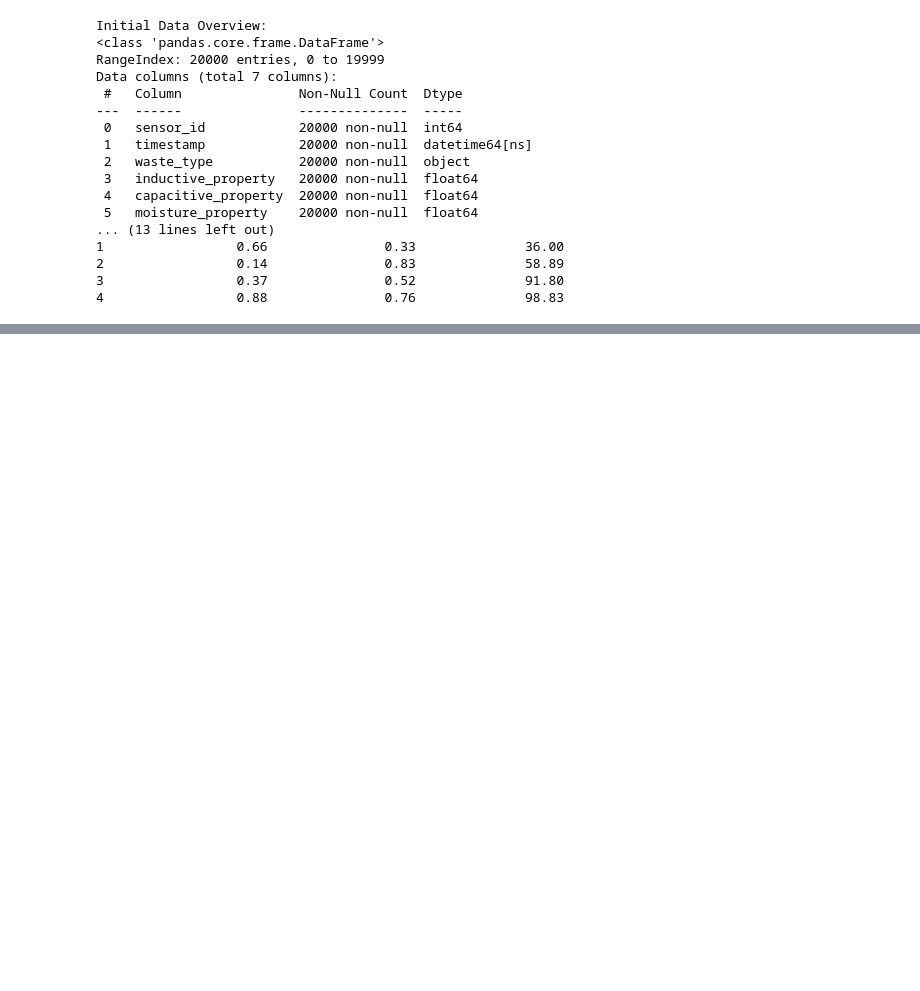
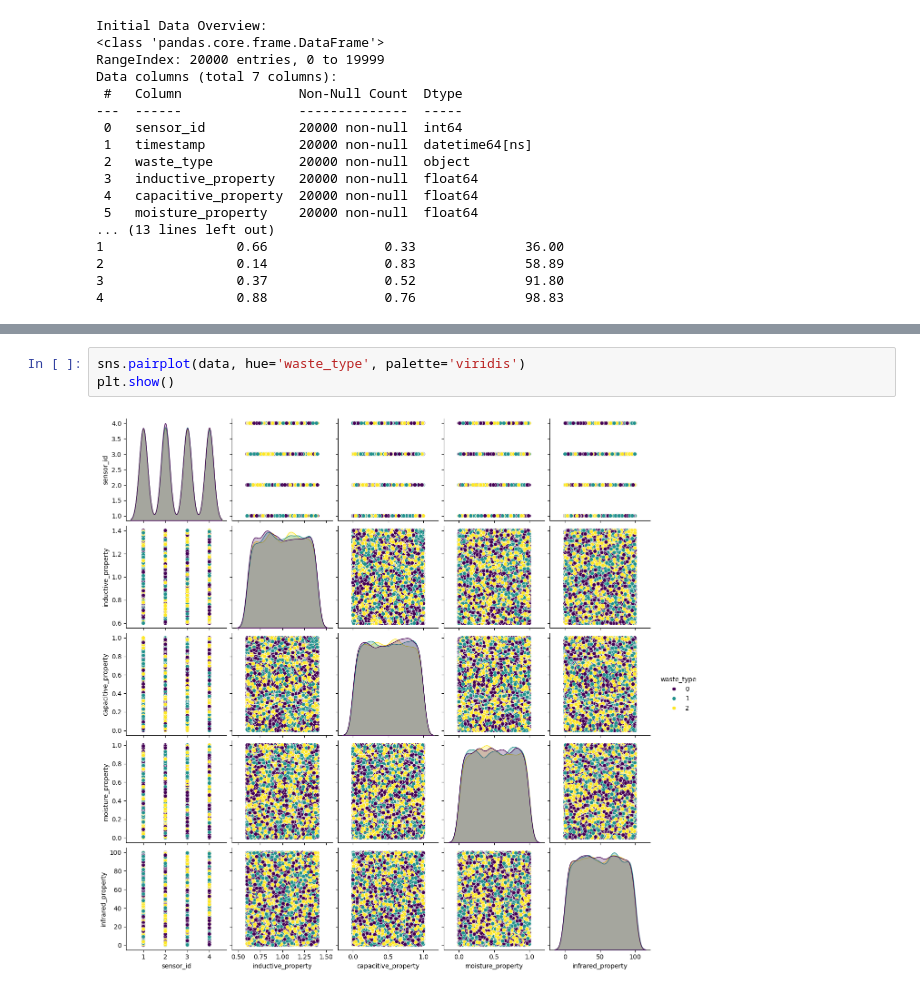
Before and after one commit to AtharvaDomale/Waste_Management_Project, a Jupyter notebook: main.ipynb, the cells around one changed output, grey strips where cells are left out. Saved outputs shown, nothing was run; the diff lists cells and outputs as text; blank space fills up the shorter version.

```diff
--- a/main.ipynb
+++ b/main.ipynb
@@ -351,0 +94,5 @@ Passing `palette` without assigning `hue` is deprecated and will be removed in v
+# %%
+sns.pairplot(data, hue='waste_type', palette='viridis')
+plt.show()
+# %% [output]
+[figure, added]
```
Also changed, not shown: parts of 57 cells of this notebook.
